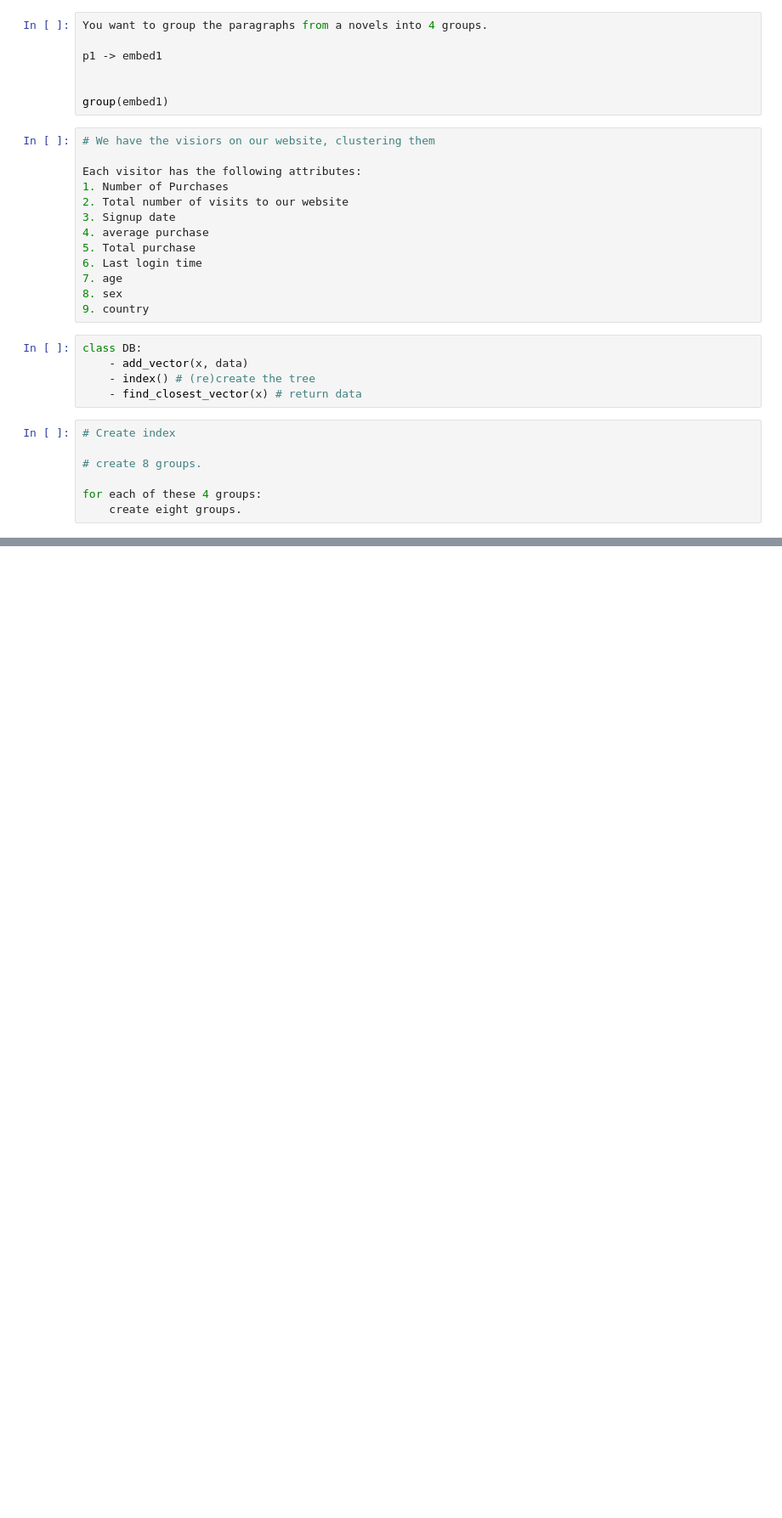
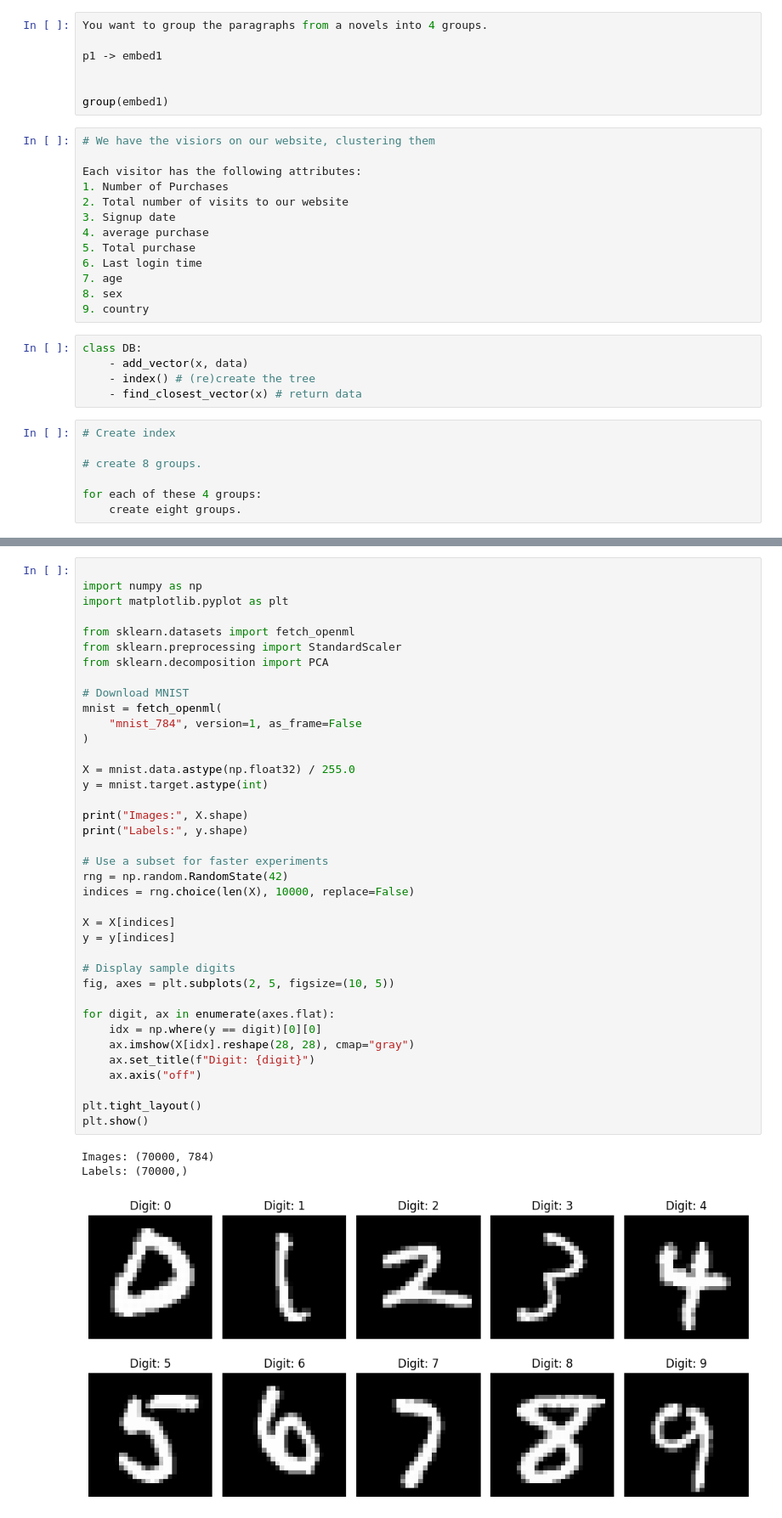
Before and after one commit to cloudxlab/jan2026_ml_dl, a Jupyter notebook: 48_unsupervised_learning.ipynb, the cells around one changed output, grey strips where cells are left out. Shown at 85% size. Saved outputs shown, nothing was run; the diff lists cells and outputs as text; blank space fills up the shorter version.

```diff
--- a/48_unsupervised_learning.ipynb
+++ b/48_unsupervised_learning.ipynb
@@ -88,0 +405,42 @@ for each of these 4 groups:
+# %%
+
+import numpy as np
+import matplotlib.pyplot as plt
+
+from sklearn.datasets import fetch_openml
+from sklearn.preprocessing import StandardScaler
+from sklearn.decomposition import PCA
+
+# Download MNIST
+mnist = fetch_openml(
+    "mnist_784", version=1, as_frame=False
+)
+
+X = mnist.data.astype(np.float32) / 255.0
+y = mnist.target.astype(int)
+
+print("Images:", X.shape)
+print("Labels:", y.shape)
+
+# Use a subset for faster experiments
+rng = np.random.RandomState(42)
+indices = rng.choice(len(X), 10000, replace=False)
+
+X = X[indices]
+y = y[indices]
+
+# Display sample digits
+fig, axes = plt.subplots(2, 5, figsize=(10, 5))
+
+for digit, ax in enumerate(axes.flat):
+    idx = np.where(y == digit)[0][0]
+    ax.imshow(X[idx].reshape(28, 28), cmap="gray")
+    ax.set_title(f"Digit: {digit}")
+    ax.axis("off")
+
+plt.tight_layout()
+plt.show()
+# %% [output]
+Images: (70000, 784)
+Labels: (70000,)
+[figure, added]
```
Also changed, not shown: parts of 21 cells of this notebook, 1 other file.
